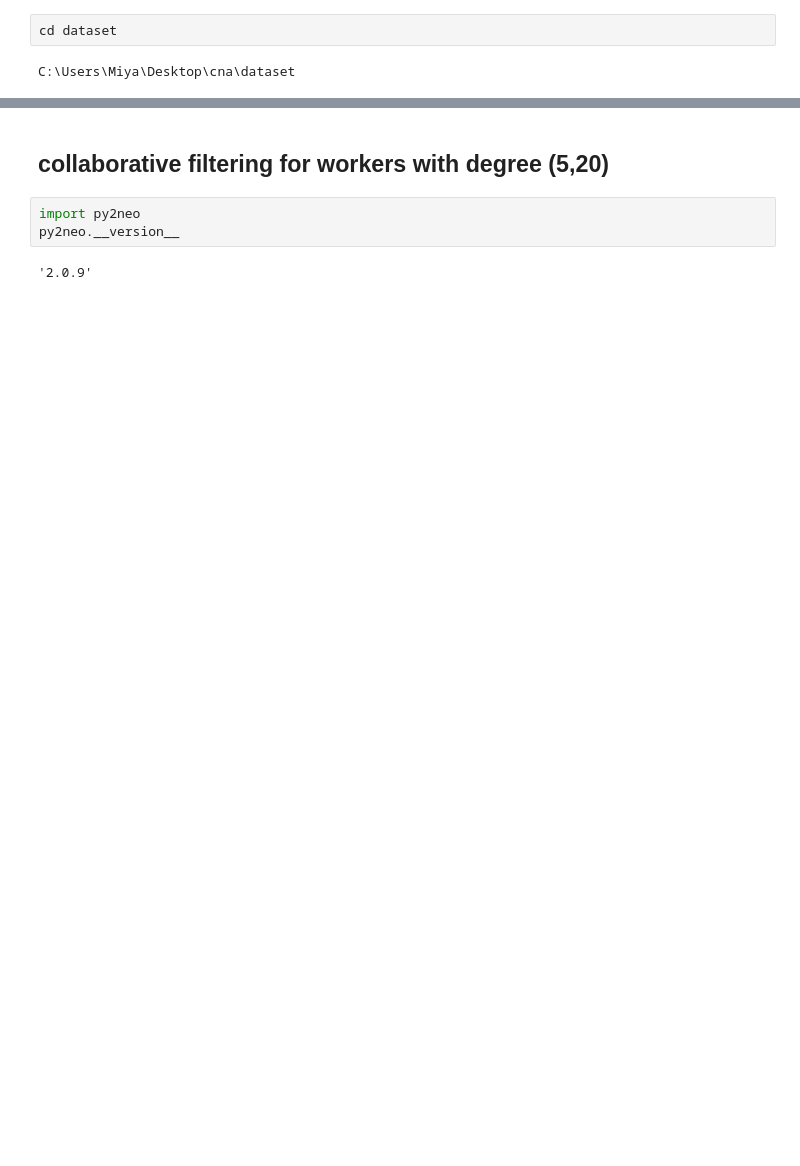
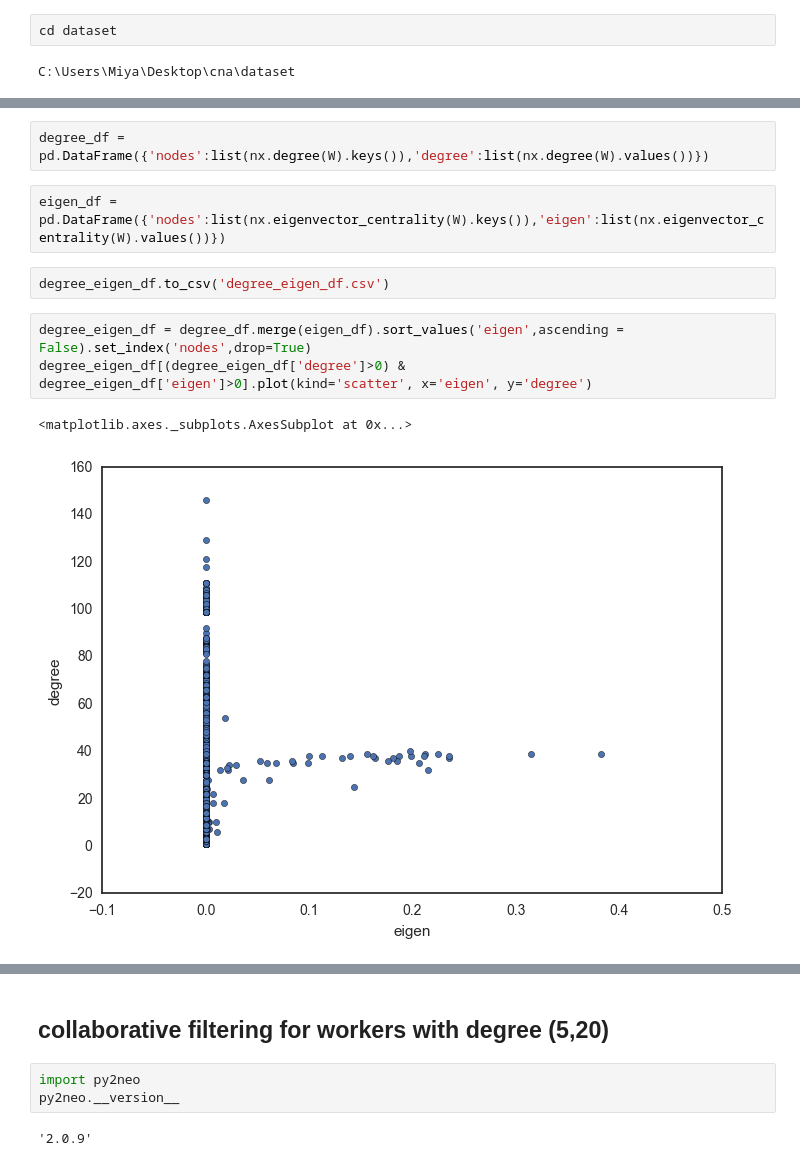
Before and after one commit to MiyainNYC/Graph-Thinking, a Jupyter notebook: dynamics.ipynb, the cells around one changed output, grey strips where cells are left out. Cells and saved outputs as stored; diff of their text form; blank space fills up the shorter version.

```diff
--- a/dynamics.ipynb
+++ b/dynamics.ipynb
@@ -75,4 +80,16 @@ sorted(nx.degree(W).items(), key=operator.itemgetter(1),reverse = True)
  ...]
+# %%
+degree_df = pd.DataFrame({'nodes':list(nx.degree(W).keys()),'degree':list(nx.degree(W).values())})
+# %%
+eigen_df = pd.DataFrame({'nodes':list(nx.eigenvector_centrality(W).keys()),'eigen':list(nx.eigenvector_centrality(W).values())})
+# %%
+degree_eigen_df.to_csv('degree_eigen_df.csv')
+# %%
+degree_eigen_df = degree_df.merge(eigen_df).sort_values('eigen',ascending = False).set_index('nodes',drop=True)
+degree_eigen_df[(degree_eigen_df['degree']>0) & degree_eigen_df['eigen']>0].plot(kind='scatter', x='eigen', y='degree')
+# %% [output]
+<matplotlib.axes._subplots.AxesSubplot at 0x...>
+[figure, added]
 # %%
 import seaborn as sns
 sns.set_style('white')
```
Also changed, not shown: parts of 26 cells of this notebook.
